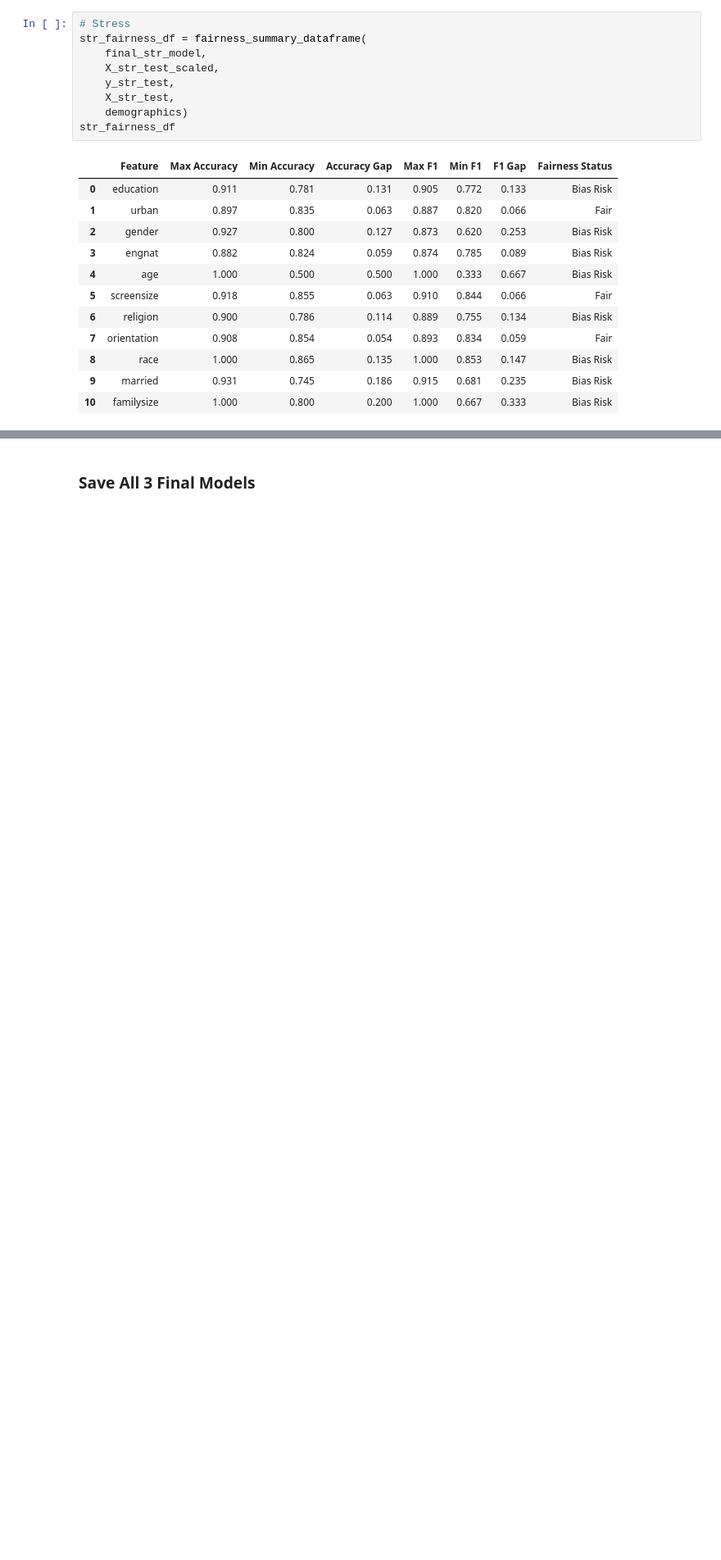
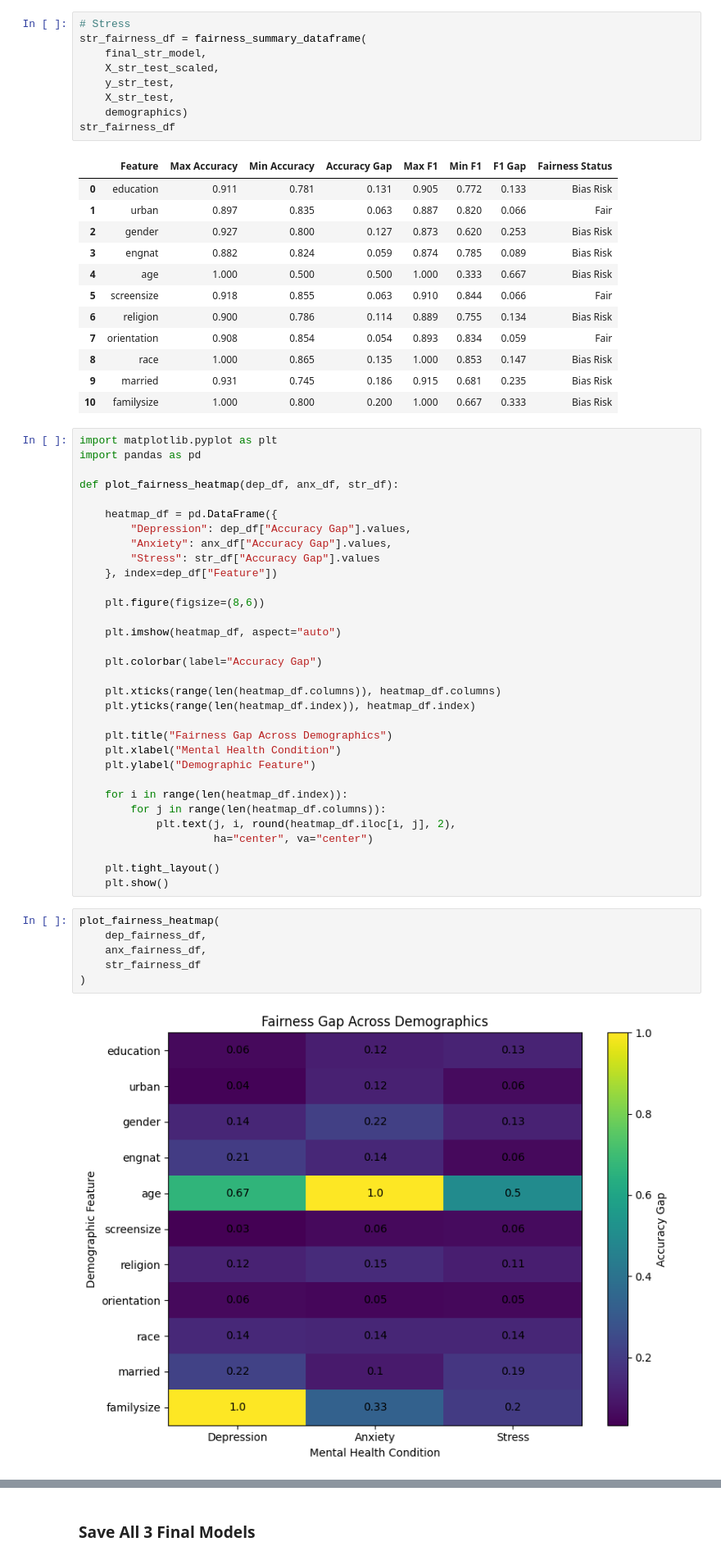
Before and after one commit to virendrakurzekar/Case-study-MHD-Prediction, a Jupyter notebook: EDA_ML_prediction.ipynb, the cells around one changed output, grey strips where cells are left out. Shown at 82% size. Cells and saved outputs as stored; diff of their text form; blank space fills up the shorter version.

```diff
--- a/EDA_ML_prediction.ipynb
+++ b/EDA_ML_prediction.ipynb
@@ -1567,3 +1539,43 @@ str_fairness_df
 | 8 | race | 1.000 | 0.865 | 0.135 | 1.000 | 0.853 | 0.147 | Bias Risk |
 | 9 | married | 0.931 | 0.745 | 0.186 | 0.915 | 0.681 | 0.235 | Bias Risk |
 | 10 | familysize | 1.000 | 0.800 | 0.200 | 1.000 | 0.667 | 0.333 | Bias Risk |
+# %%
+import matplotlib.pyplot as plt
+import pandas as pd
+
+def plot_fairness_heatmap(dep_df, anx_df, str_df):
+
+    heatmap_df = pd.DataFrame({
+        "Depression": dep_df["Accuracy Gap"].values,
+        "Anxiety": anx_df["Accuracy Gap"].values,
+        "Stress": str_df["Accuracy Gap"].values
+    }, index=dep_df["Feature"])
+
+    plt.figure(figsize=(8,6))
+
+    plt.imshow(heatmap_df, aspect="auto")
+
+    plt.colorbar(label="Accuracy Gap")
+
+    plt.xticks(range(len(heatmap_df.columns)), heatmap_df.columns)
+    plt.yticks(range(len(heatmap_df.index)), heatmap_df.index)
+
+    plt.title("Fairness Gap Across Demographics")
+    plt.xlabel("Mental Health Condition")
+    plt.ylabel("Demographic Feature")
+
+    for i in range(len(heatmap_df.index)):
+        for j in range(len(heatmap_df.columns)):
+            plt.text(j, i, round(heatmap_df.iloc[i, j], 2),
+                     ha="center", va="center")
+
+    plt.tight_layout()
+    plt.show()
+# %%
+plot_fairness_heatmap(
+    dep_fairness_df,
+    anx_fairness_df,
+    str_fairness_df
+)
+# %% [output]
+[figure, added]
```
Also changed, not shown: parts of 2 cells of this notebook, 1 other file.
